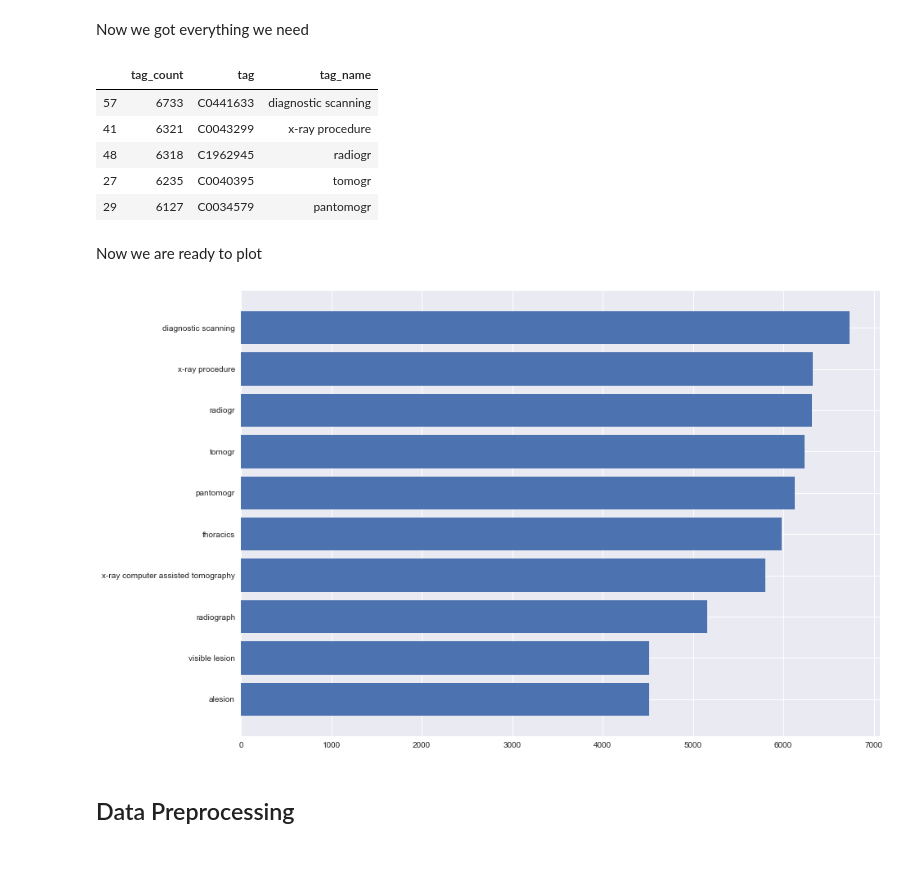
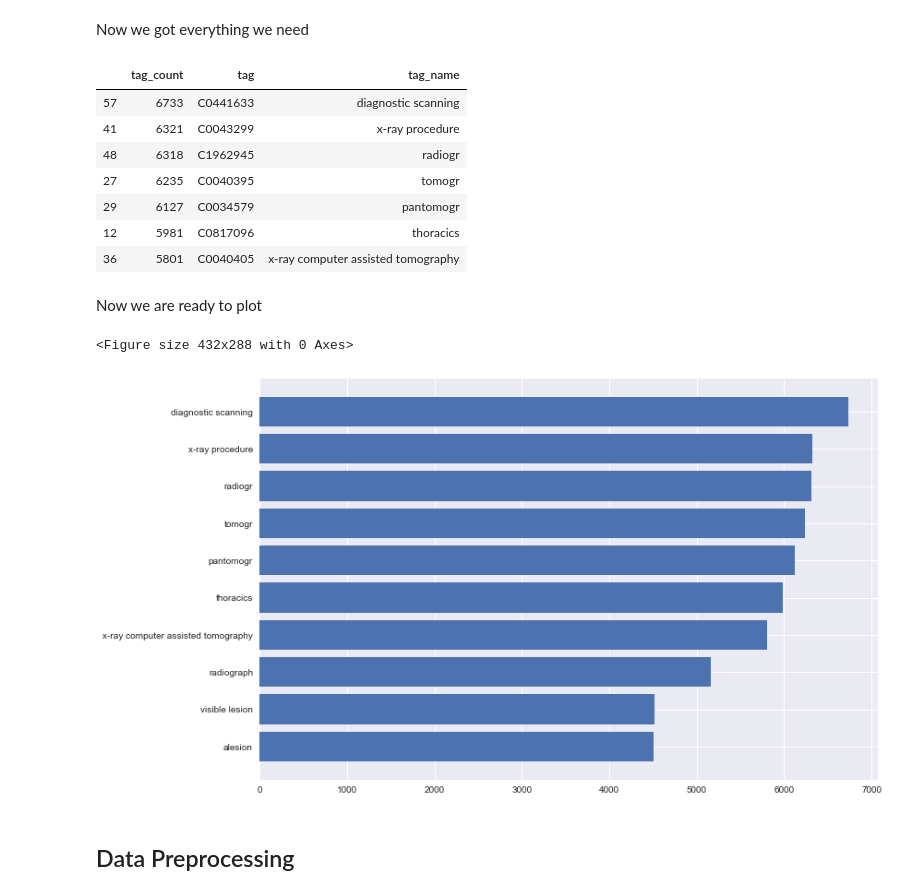
Before and after one commit to ionpetro/ImageCLEF-Medical-Caption-Task-2019, a Jupyter notebook: Documentation_Image_Classifier.ipynb, the cells around one changed output. Saved outputs shown, nothing was run; the diff lists cells and outputs as text; code cells hidden in the pictures; blank space fills up the shorter version.

```diff
--- a/Documentation_Image_Classifier.ipynb
+++ b/Documentation_Image_Classifier.ipynb
@@ -192,7 +190,7 @@ tag_df.sort_values(by=['tag_count'], ascending=False, inplace=True)
 # %% [markdown]
 Now we got everything we need
 # %%
-tag_df.head()
+tag_df.head(7)
 # %% [output]
 |  | tag_count | tag | tag_name |
 | 57 | 6733 | C0441633 | diagnostic scanning |
@@ -200,17 +198,20 @@ tag_df.head()
 | 48 | 6318 | C1962945 | radiogr |
 | 27 | 6235 | C0040395 | tomogr |
 | 29 | 6127 | C0034579 | pantomogr |
+| 12 | 5981 | C0817096 | thoracics |
+| 36 | 5801 | C0040405 | x-ray computer assisted tomography |
 # %% [markdown]
 Now we are ready to plot
 # %%
 first_ten = tag_df[:10]
 reverse = first_ten[::-1]
-font_size = 14
-plt.rc('font', size = font_size)     # fontsize of the axes title
-plt.figure(figsize=[14, 10])
+font_size = 20
+fig = plt.figure()
+plt.figure(figsize=[12, 8])
 _ = plt.barh(reverse.tag_name[:10], width=reverse.tag_count[:10])
 # %% [output]
+<Figure size 432x288 with 0 Axes>
-[figure, old version]
+[figure, new version]
 # %% [markdown]
 ## Data Preprocessing
 # %% [markdown]
```
Also changed, not shown: parts of 81 cells of this notebook.
